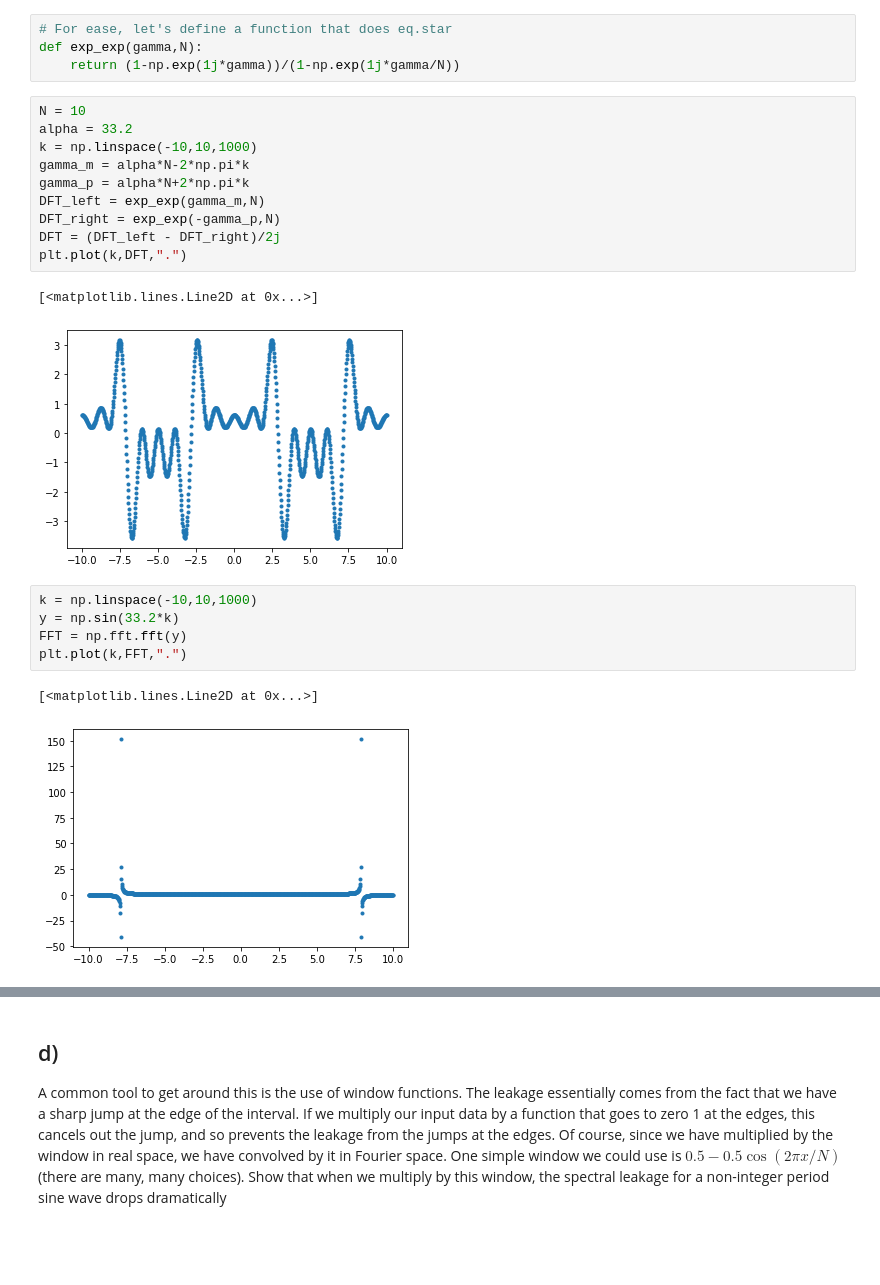
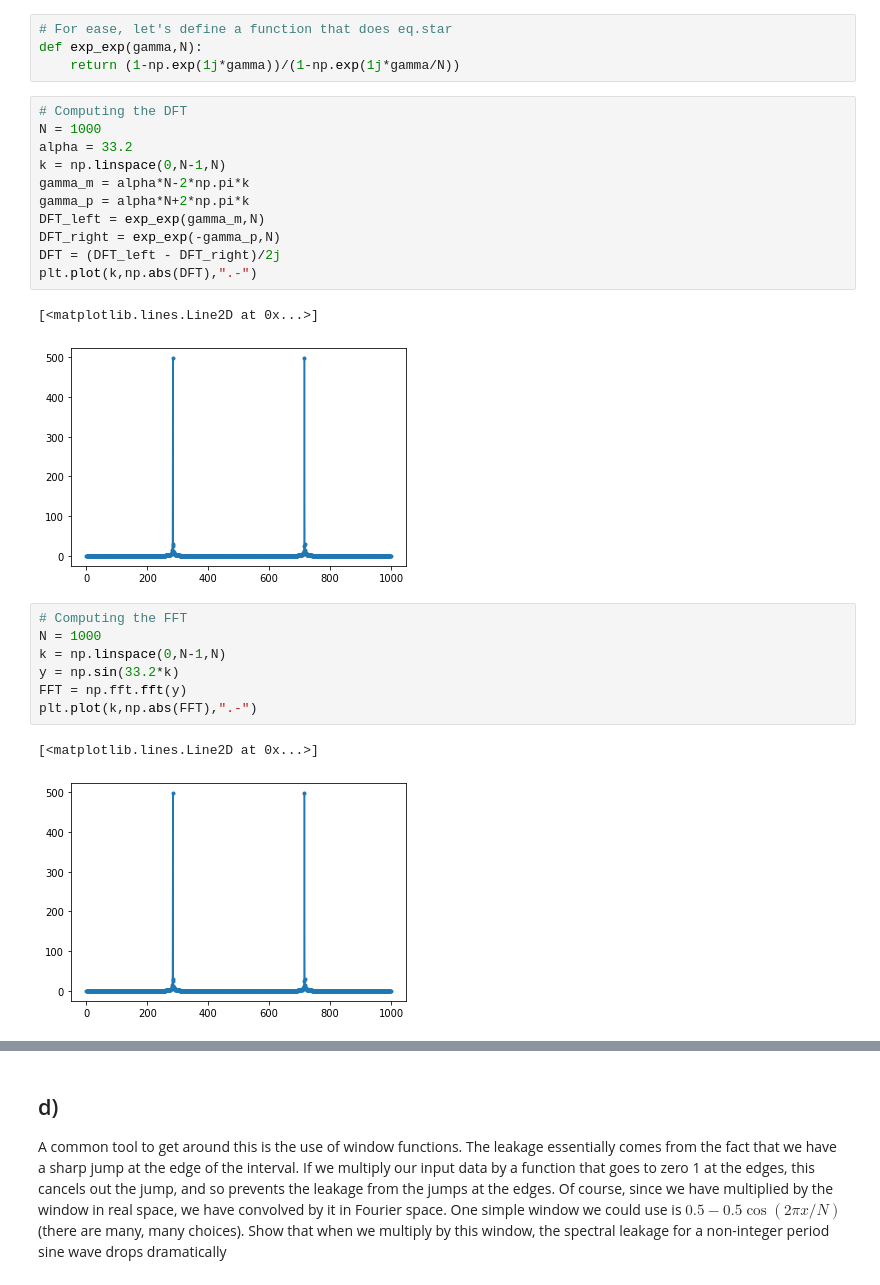
Before and after one commit to RphlFrmnt/PHYS512, a Jupyter notebook: Assign_4.ipynb, the cells around one changed output, grey strips where cells are left out. Drawn from its saved outputs; the diff is of its cells as text; blank space fills up the shorter version.

```diff
--- a/Assign_4.ipynb
+++ b/Assign_4.ipynb
@@ -291,23 +291,26 @@ $$DFT =\frac{1}{2i}\Big(\frac{1-\exp(i\gamma_m)}{1-\exp(i\gamma_m /N)}-\frac{1-\
 def exp_exp(gamma,N):
     return (1-np.exp(1j*gamma))/(1-np.exp(1j*gamma/N))
 # %%
-N = 10
+# Computing the DFT
+N = 1000
 alpha = 33.2
-k = np.linspace(-10,10,1000)
+k = np.linspace(0,N-1,N)
 gamma_m = alpha*N-2*np.pi*k
 gamma_p = alpha*N+2*np.pi*k
 DFT_left = exp_exp(gamma_m,N)
 DFT_right = exp_exp(-gamma_p,N)
 DFT = (DFT_left - DFT_right)/2j
-plt.plot(k,DFT,".")
+plt.plot(k,np.abs(DFT),".-")
 # %% [output]
 [<matplotlib.lines.Line2D at 0x...>]
-[figure, old version]
+[figure, new version]
 # %%
-k = np.linspace(-10,10,1000)
+# Computing the FFT
+N = 1000
+k = np.linspace(0,N-1,N)
 y = np.sin(33.2*k)
 FFT = np.fft.fft(y)
-plt.plot(k,FFT,".")
+plt.plot(k,np.abs(FFT),".-")
 # %% [output]
 [<matplotlib.lines.Line2D at 0x...>]
-[figure, old version]
+[figure, new version]
```
Also changed, not shown: parts of 13 cells of this notebook.
